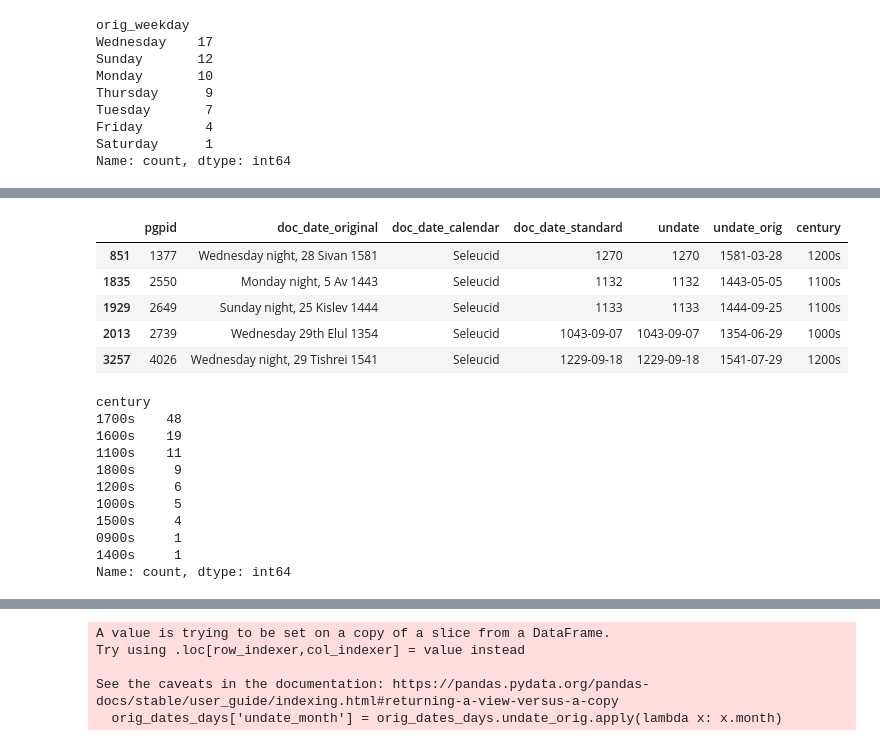
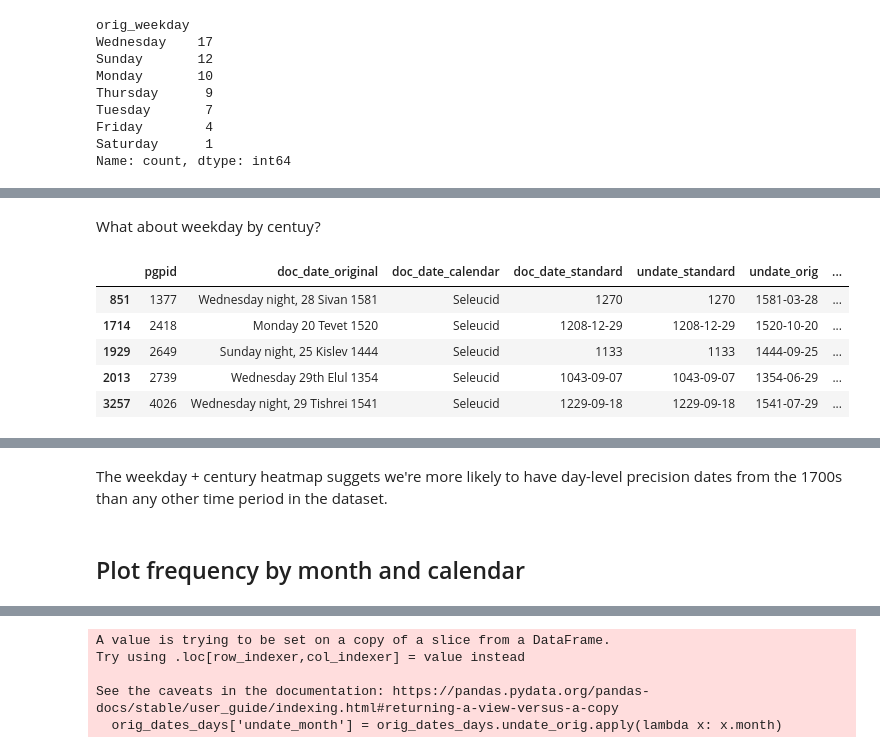
Before and after one commit to dh-tech/undate-python, a Jupyter notebook: examples/pgp_dates.ipynb, the cells around one changed output, grey strips where cells are left out. Drawn from its saved outputs; the diff is of its cells as text; code cells hidden in the pictures.

```diff
--- a/examples/pgp_dates.ipynb
+++ b/examples/pgp_dates.ipynb
@@ -163,6 +190,10 @@ for val in ['11th Tammuz 4767', "27th Tevet", "8th Kislev"]:
 
 import re
 from lark.exceptions import UnexpectedEOF
+
+# set this to True to see details about parsing
+VERBOSE_PARSE_OUTPUT = False
+
 
 def parse_original_date(row):
     # print(f"PGPID {row.pgpid} {row.doc_date_original} ({row.doc_date_calendar})")
@@ -180,17 +211,19 @@ def parse_original_date(row):
         value = row.doc_date_original
 
         # some dates have unknown digits, e.g. 1[.] Kislev 48[..] or 152[.]
-        # ... parser doesn't support this, but undate DOES
+        # ... the calendar parser don't support this, even though Undate does support unknown digits
+        # in future, perhaps we can add missing digit logic with this syntax to share across appropriate parsers
         if '[.' in value:
-            print(f"ignoring missing digits for now {value}")
+            if VERBOSE_PARSE_OUTPUT:
+                print(f"ignoring missing digits for now {value}")
             value = value.replace("[.]", "0").replace("[..]", "00").replace("[...]", "000")
 
         # some dates have inferred numbers, e.g. Friday, [25] Nisan [4810] or 8 Elul (4)811'
-        # for now, just strip out brackets before parsing
-        # (in future, could potentially infer uncertainty based on these)
+        # for now, just strip out brackets before parsing;
+        # in future, could potentially infer uncertainty based on these
         value = value.replace('[', '').replace(']', '').replace('(', '').replace(')', '')
 
-        # also remove unsupported modifiers:
+        # for now, remove modifiers that are not supported by undate parser:
         #   Late Tevet 4903, Last decade of Kislev 5004, first third of ...
         #   some dates include of, e.g. day of month
         modifiers = ["Late ", "(first|middle|last)( third|half|decade|tenth)? (of )?", "(Beginning|end) of ", "last day", "First 10 days", " of", "spring", "decade ", "night, "]
@@ -207,15 +240,15 @@ def parse_original_date(row):
             value = value[:-3]
         if value.endswith("."):  # strip off trailing period
             value = value[:-1]
-        #
 
         # about 62 have ordinals; strip them out
-        value = re.sub(r'(\d+)(st|nd|rd|th)', "\\1", value)
+        value = remove_ordinals(value)
 
         try:
             return Undate.parse(value, undate_calendar)
         except (VisitError, ValueError, UnexpectedEOF) as err:
-            print(f"Parse error on PGPID {row.pgpid} {value} ({undate_calendar}): {err}")
+            if VERBOSE_PARSE_OUTPUT:
+                print(f"Parse error on PGPID {row.pgpid} {value} ({undate_calendar}): {err}")
 
             # there are a handful of cases in PGP where calendars are mixed,
             # i.e. hebrew months used for hijri calendar
@@ -226,9 +259,11 @@ def parse_original_date(row):
                     parsed = Undate.parse(value, "ISO8601")
                     if parsed:
                         parsed = parsed.as_calendar(undate_calendar)
-                        print(f"parsed {value} with ISO8601 format and calendar {undate_calendar}, result is {parsed} ({parsed.earliest}/{parsed.latest})")
+                        if VERBOSE_PARSE_OUTPUT:
+                            print(f"parsed {value} with ISO8601 format and calendar {undate_calendar}, result is {parsed} ({parsed.earliest}/{parsed.latest})")
                         return parsed
                 except ValueError as err:
-                    print(f"Could not parse {value} as ISO date: {err}")
+                    if VERBOSE_PARSE_OUTPUT:
+                        print(f"Could not parse {value} as ISO date: {err}")
 
 docs_with_docdate['undate_orig'] = docs_with_docdate.apply(parse_original_date, axis=1)
@@ -301,3 +333,0 @@ orig_dates_parsed[orig_dates_parsed.doc_date_calendar == 'Seleucid'][['pgpid', '
-# %%
-for row in orig_dates_parsed[orig_dates_parsed.doc_date_calendar == 'Seleucid'][:10].itertuples():
-    print(f" original: {row.doc_date_original} undate:{row.undate_orig} pgp standard {row.doc_date_standard} earliest:{row.undate_orig.earliest} latest:{row.undate_orig.latest}")
@@ -315,10 +333,0 @@ for row in orig_dates_parsed[orig_dates_parsed.doc_date_calendar == 'Seleucid'][
-# %%
-# check calendar agreement, how many were wrong?
-
-calendar_mapping = {
-    "hebrew": "Anno Mundi",
-    "islamic": "Hijrī",
-    "seleucid": "Seleucid"
-}
-
-orig_dates_parsed['undate_calendar'] = orig_dates_parsed.undate_orig.apply(lambda x: calendar_mapping.get(x.calendar, x.calendar))
@@ -430,4 +449,4 @@ jitter_plot
 # %%
-weekday_dates = orig_dates_parsed[orig_dates_parsed.doc_date_original.str.contains('day ')][['pgpid', 'doc_date_original', 'doc_date_calendar', 'doc_date_standard', 'undate', 'undate_orig', 'orig_date_precision']]
+weekday_dates = orig_dates_parsed[orig_dates_parsed.doc_date_original.str.contains('day ')][['pgpid', 'doc_date_original', 'doc_date_calendar', 'doc_date_standard', 'undate_standard', 'undate_orig', 'orig_date_precision', 'type']]
 weekday_dates
 # %% [output]
@@ -589,29 +637,17 @@ Name: count, dtype: int64
+# %% [markdown]
+What about weekday by centuy?
 # %%
 # get rough century (gregorian calendar)
 weekday_dates['century'] = orig_dates_days.undate_orig.apply(lambda x: f"{("%04d" % x.earliest.year)[:2]}00s")
 
-weekday_dates[['pgpid', 'doc_date_original', 'doc_date_calendar', 'doc_date_standard', 'undate', 'undate_orig', 'century']].head()
+weekday_dates[['pgpid', 'doc_date_original', 'doc_date_calendar', 'doc_date_standard', 'undate_standard', 'undate_orig', 'century']].head()
 # %% [output]
-|  | pgpid | doc_date_original | doc_date_calendar | doc_date_standard | undate | undate_orig | century |
-| 851 | 1377 | Wednesday night, 28 Sivan 1581 | Seleucid | 1270 | 1270 | 1581-03-28 | 1200s |
-| 1835 | 2550 | Monday night, 5 Av 1443 | Seleucid | 1132 | 1132 | 1443-05-05 | 1100s |
-| 1929 | 2649 | Sunday night, 25 Kislev 1444 | Seleucid | 1133 | 1133 | 1444-09-25 | 1100s |
-| 2013 | 2739 | Wednesday 29th Elul 1354 | Seleucid | 1043-09-07 | 1043-09-07 | 1354-06-29 | 1000s |
-| 3257 | 4026 | Wednesday night, 29 Tishrei 1541 | Seleucid | 1229-09-18 | 1229-09-18 | 1541-07-29 | 1200s |
+|  | pgpid | doc_date_original | doc_date_calendar | doc_date_standard | undate_standard | undate_orig | ... |
+| 851 | 1377 | Wednesday night, 28 Sivan 1581 | Seleucid | 1270 | 1270 | 1581-03-28 | ... |
+| 1714 | 2418 | Monday 20 Tevet 1520 | Seleucid | 1208-12-29 | 1208-12-29 | 1520-10-20 | ... |
+| 1929 | 2649 | Sunday night, 25 Kislev 1444 | Seleucid | 1133 | 1133 | 1444-09-25 | ... |
+| 2013 | 2739 | Wednesday 29th Elul 1354 | Seleucid | 1043-09-07 | 1043-09-07 | 1354-06-29 | ... |
+| 3257 | 4026 | Wednesday night, 29 Tishrei 1541 | Seleucid | 1229-09-18 | 1229-09-18 | 1541-07-29 | ... |
-# %%
-weekday_dates.century.value_counts()
-# %% [output]
-century
-1700s    48
-1600s    19
-1100s    11
-1800s     9
-1200s     6
-1000s     5
-1500s     4
-0900s     1
-1400s     1
-Name: count, dtype: int64
 # %%
 
 alt.Chart(weekday_dates[['undate_weekday', 'undate_weekday_name', 'pgpid', 'century']]).mark_rect().encode(
@@ -621,5 +657,9 @@ alt.Chart(weekday_dates[['undate_weekday', 'undate_weekday_name', 'pgpid', 'cent
 ).properties(title='document frequency by weekday and century')
 # %% [output]
 [interactive output not drawn]
+# %% [markdown]
+The weekday + century heatmap suggets we're more likely to have day-level precision dates from the 1700s than any other time period in the dataset.
+# %% [markdown]
+## Plot frequency by month and calendar
 # %%
 # what about heat map by month?
```
Also changed, not shown: parts of 65 cells of this notebook.
